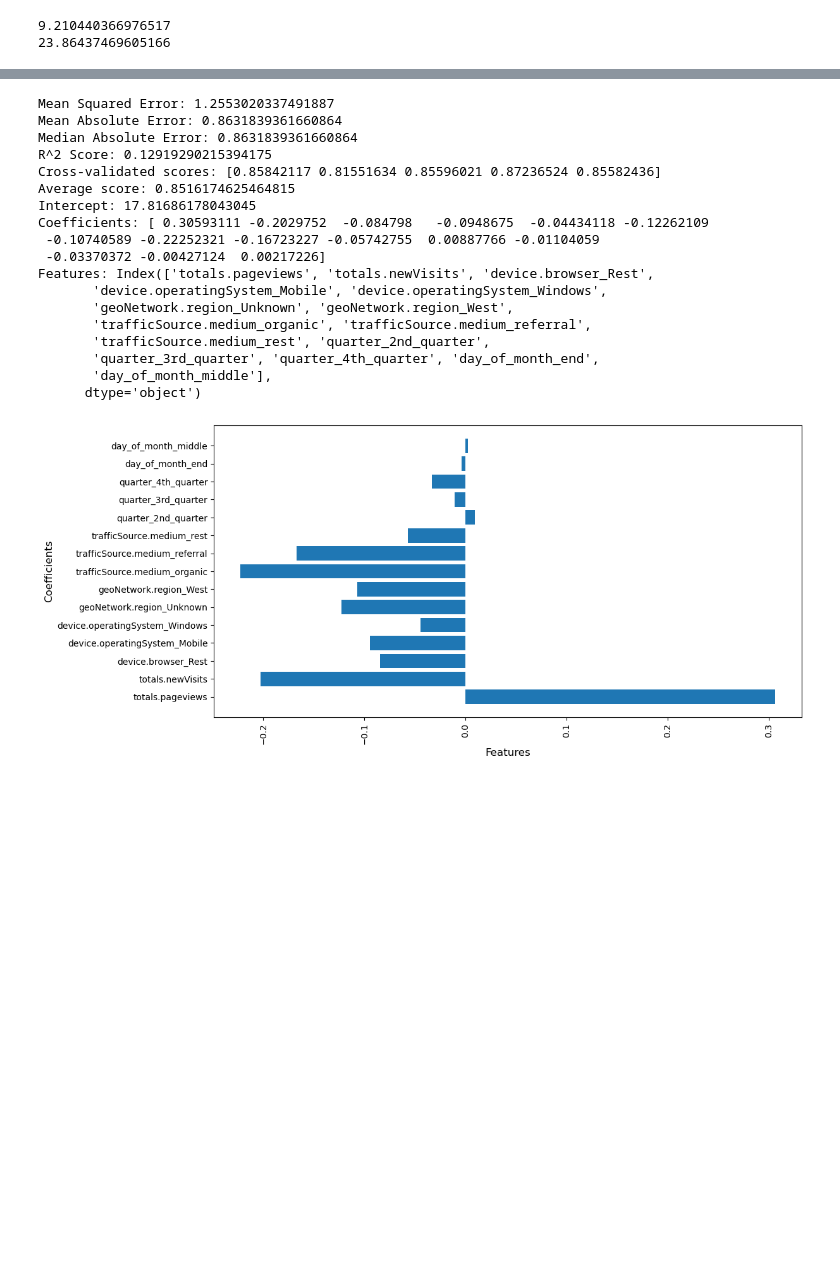
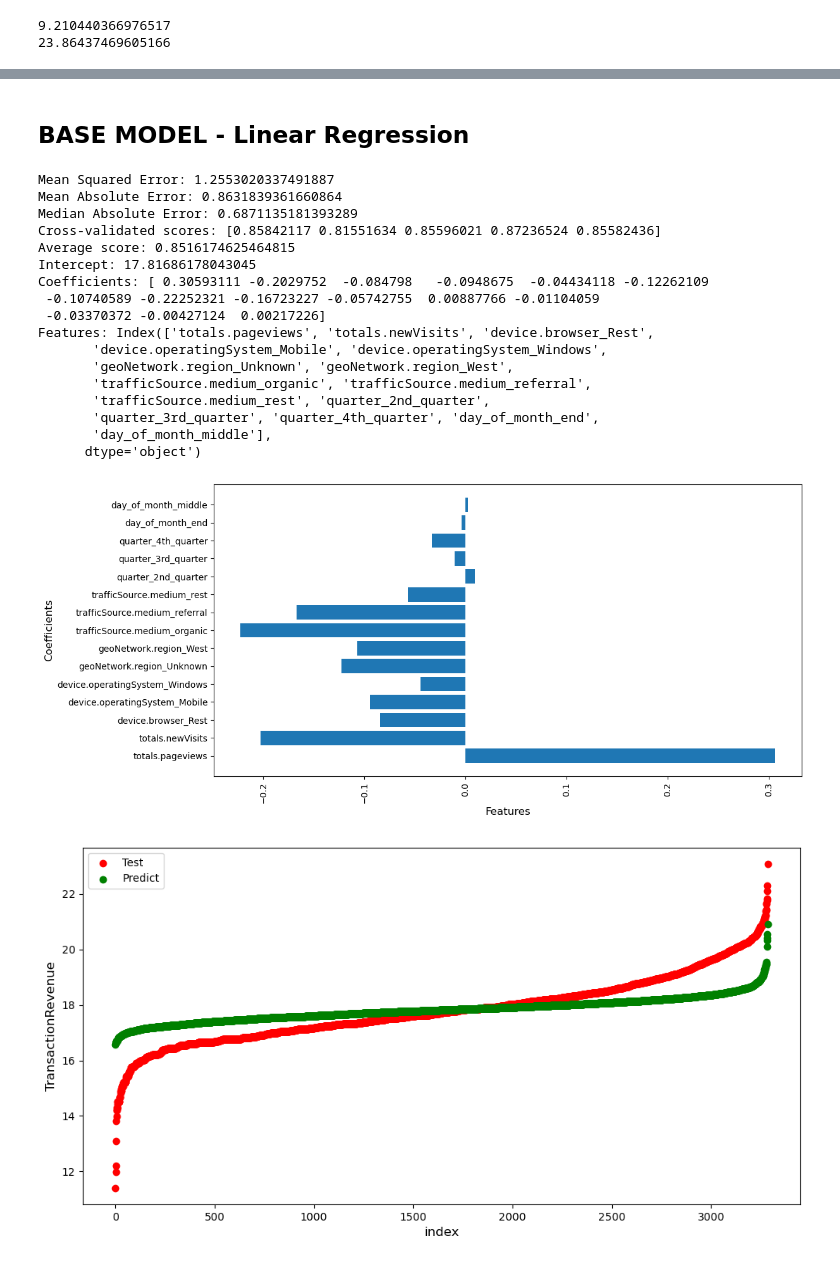
Before and after one commit to McGill-MMA-EnterpriseAnalytics/Revenue-Radar, a Jupyter notebook: regression/Regression.ipynb, the cells around one changed output, grey strips where cells are left out. Drawn from its saved outputs; the diff is of its cells as text; code cells hidden in the pictures; blank space fills up the shorter version.

Commit message:
This is the final model before the fine turning

```diff
--- a/regression/Regression.ipynb
+++ b/regression/Regression.ipynb
@@ -677,6 +695,8 @@ df_5.head()
 | 799 | 11 | 0 | 18.035459 | 0 | 1 | ... |
 | 802 | 12 | 0 | 17.083177 | 0 | 0 | ... |
 | 859 | 14 | 0 | 20.168401 | 0 | 0 | ... |
+# %% [markdown]
+## BASE MODEL - Linear Regression
 # %%
 # Split the data into features and target
 X = df_5.drop(columns='totals.transactionRevenue')
@@ -709,7 +729,7 @@ model.fit(X_train, y_train)
 y_pred = model.predict(X_test)
 
 # Median Absolute Error
-mae = median_absolute_error(y_test, y_pred)
+dae = median_absolute_error(y_test, y_pred)
 mse = mean_squared_error(y_test, y_pred)
 mae = mean_absolute_error(y_test, y_pred)
 
@@ -718,7 +738,7 @@ mae = mean_absolute_error(y_test, y_pred)
 
 print("Mean Squared Error:", mse)
 print("Mean Absolute Error:", mae)
-print("Median Absolute Error:", mae)
+print("Median Absolute Error:", dae)
 
 
 
@@ -737,35 +757,48 @@ print('Average score:', -scores.mean())
 # intercept and coefficients
 print("Intercept:", model.intercept_)
 print("Coefficients:", model.coef_)
 print("Features:", X.columns)
 
 # plot the coefficients
 plt.figure(figsize=(12,6))
 plt.barh(X.columns, model.coef_)
 plt.xlabel('Features', fontsize=12)
 plt.ylabel('Coefficients', fontsize=12)
 plt.xticks(rotation=90)
 plt.show()
+
+
+
+# Deviation Plot between Predict and Test in different colors
+
+plt.figure(figsize=(12,6))
+plt.scatter(range(y_test.shape[0]), np.sort(y_test), color='r', label='Test')
+plt.scatter(range(y_pred.shape[0]), np.sort(y_pred), color='g', label='Predict')
+
+plt.xlabel('index', fontsize=12)
+plt.ylabel('TransactionRevenue', fontsize=12)
+plt.legend()
+plt.show()
 # %% [output]
 Mean Squared Error: 1.2553020337491887
 Mean Absolute Error: 0.8631839361660864
-Median Absolute Error: 0.8631839361660864
-R^2 Score: 0.12919290215394175
+Median Absolute Error: 0.6871135181393289
 Cross-validated scores: [0.85842117 0.81551634 0.85596021 0.87236524 0.85582436]
 Average score: 0.8516174625464815
 Intercept: 17.81686178043045
 Coefficients: [ 0.30593111 -0.2029752  -0.084798   -0.0948675  -0.04434118 -0.12262109
  -0.10740589 -0.22252321 -0.16723227 -0.05742755  0.00887766 -0.01104059
  -0.03370372 -0.00427124  0.00217226]
 Features: Index(['totals.pageviews', 'totals.newVisits', 'device.browser_Rest',
        'device.operatingSystem_Mobile', 'device.operatingSystem_Windows',
        'geoNetwork.region_Unknown', 'geoNetwork.region_West',
        'trafficSource.medium_organic', 'trafficSource.medium_referral',
        'trafficSource.medium_rest', 'quarter_2nd_quarter',
        'quarter_3rd_quarter', 'quarter_4th_quarter', 'day_of_month_end',
        'day_of_month_middle'],
       dtype='object')
 [figure]
+[figure, added]
 # %%
 def lc(x):
     return np.expm1(x)
```
Also changed, not shown: parts of 24 cells of this notebook, 2 other files.
